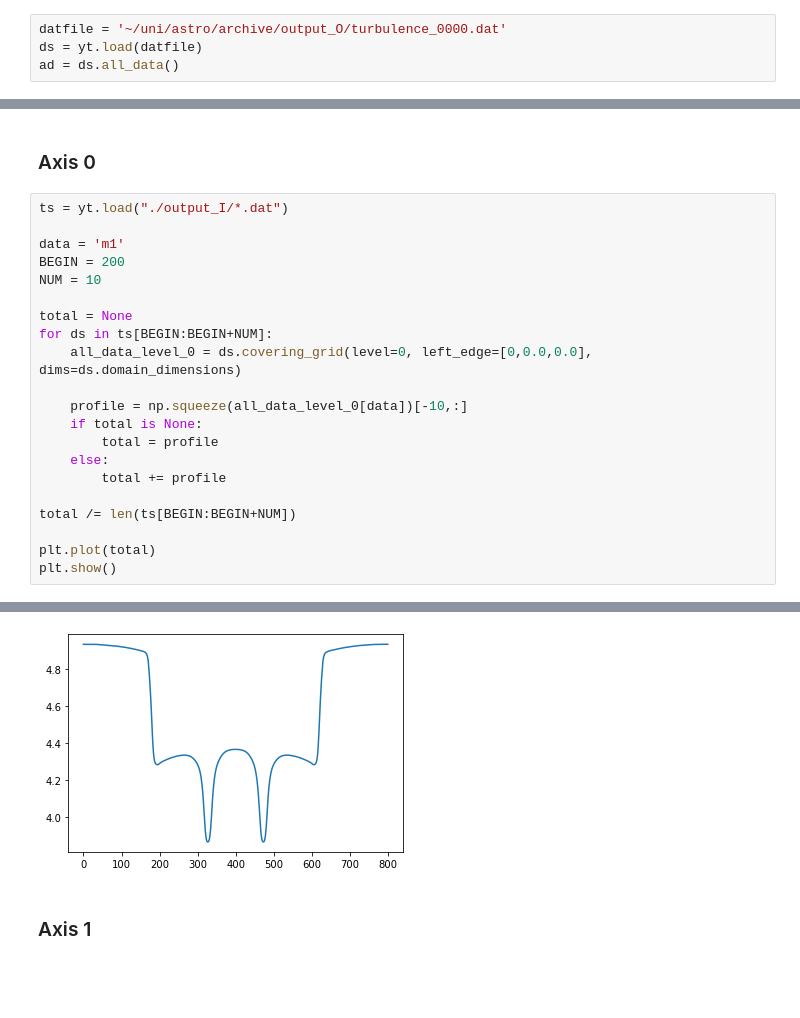
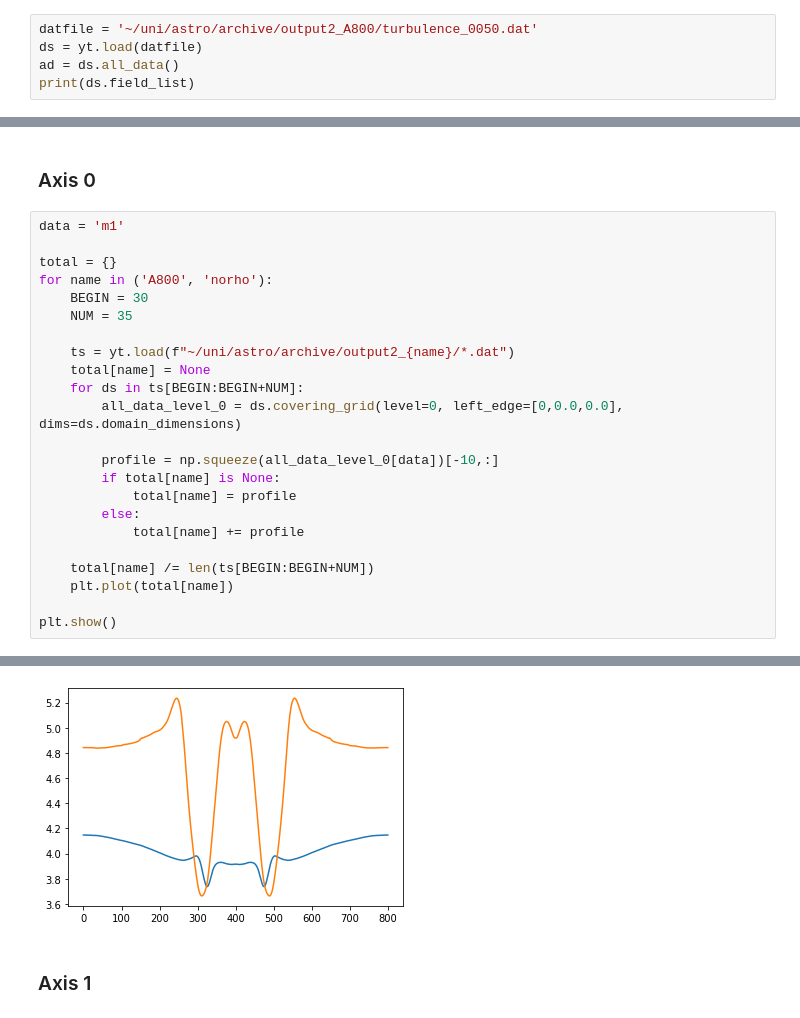
Before and after one commit to ArneBouillon/turbulence, a Jupyter notebook: 2D/Plotting.ipynb, the cells around one changed output, grey strips where cells are left out. Saved outputs shown, nothing was run; the diff lists cells and outputs as text; blank space fills up the shorter version.

Commit message:
Update Plotting

```diff
--- a/2D/Plotting.ipynb
+++ b/2D/Plotting.ipynb
@@ -12,7 +12,8 @@ print(os.getcwd())
 # %% [markdown]
 ## Plot a single image
 # %%
-datfile = '~/uni/astro/archive/output_O/turbulence_0000.dat'
+datfile = '~/uni/astro/archive/output2_A800/turbulence_0050.dat'
 ds = yt.load(datfile)
 ad = ds.all_data()
+print(ds.field_list)
 # %% [output]
@@ -57,24 +45,26 @@ yt : [INFO     ] 2020-12-02 12:02:00,960 Making a fixed resolution buffer of (('
 # %% [markdown]
 ### Axis 0
 # %%
-ts = yt.load("./output_I/*.dat")
+data = 'm1'
 
-data = 'm1'
-BEGIN = 200
-NUM = 10
+total = {}
+for name in ('A800', 'norho'):
+    BEGIN = 30
+    NUM = 35
 
-total = None
-for ds in ts[BEGIN:BEGIN+NUM]:
-    all_data_level_0 = ds.covering_grid(level=0, left_edge=[0,0.0,0.0], dims=ds.domain_dimensions)
+    ts = yt.load(f"~/uni/astro/archive/output2_{name}/*.dat")
+    total[name] = None
+    for ds in ts[BEGIN:BEGIN+NUM]:
+        all_data_level_0 = ds.covering_grid(level=0, left_edge=[0,0.0,0.0], dims=ds.domain_dimensions)
 
-    profile = np.squeeze(all_data_level_0[data])[-10,:]
-    if total is None:
-        total = profile
-    else:
-        total += profile
+        profile = np.squeeze(all_data_level_0[data])[-10,:]
+        if total[name] is None:
+            total[name] = profile
+        else:
+            total[name] += profile
 
-total /= len(ts[BEGIN:BEGIN+NUM])
+    total[name] /= len(ts[BEGIN:BEGIN+NUM])
+    plt.plot(total[name])
 
-plt.plot(total)
 plt.show()
 # %% [output]
@@ -98,4 +88,4 @@ yt : [WARNING  ] 2020-11-29 14:56:07,766 e not found and no parfile passed, can
-[figure, old version]
+[figure, new version]
 # %% [markdown]
 ### Axis 1
 # %%
```
Also changed, not shown: parts of 5 cells of this notebook.
